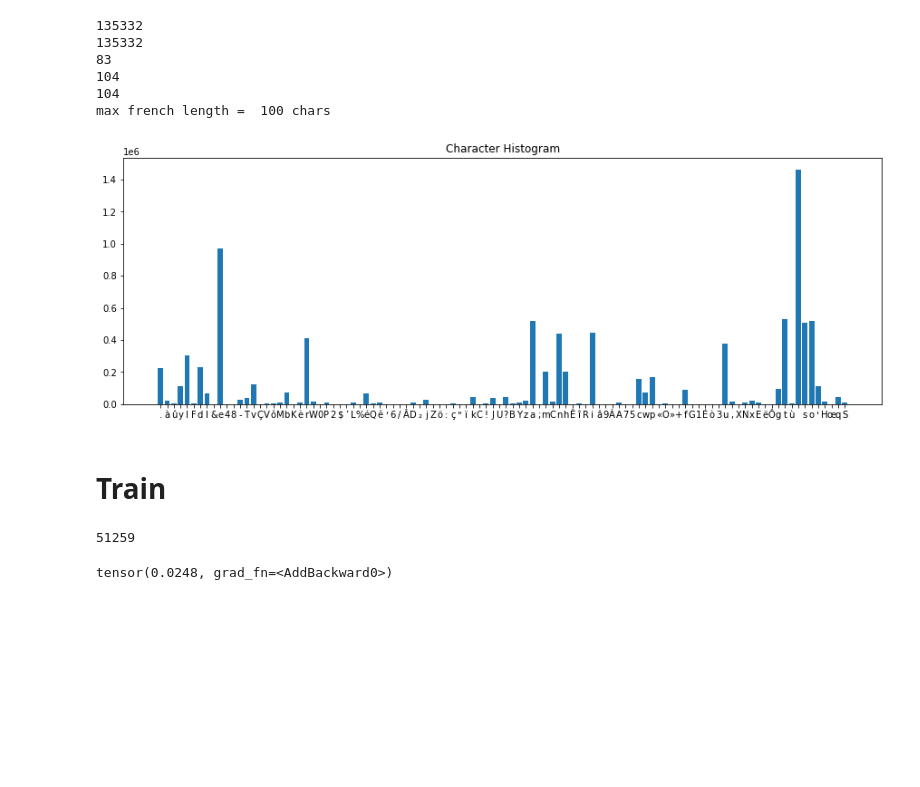
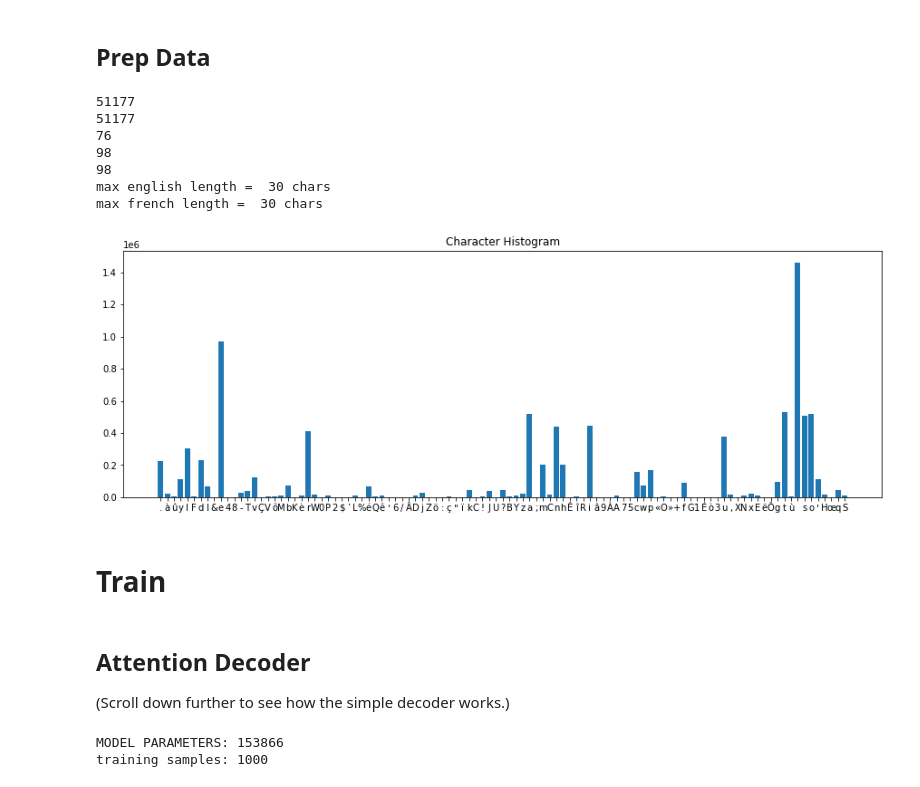
Before and after one commit to hans-elliott99/python-ml, a Jupyter notebook: tutorials/pytorch/GRU_eng-fra-transl.ipynb, the cells around one changed output. Drawn from its saved outputs; the diff is of its cells as text; code cells hidden in the pictures; blank space fills up the shorter version.

Commit message:
Finish encoder decoder proj

```diff
--- a/tutorials/pytorch/GRU_eng-fra-transl.ipynb
+++ b/tutorials/pytorch/GRU_eng-fra-transl.ipynb
@@ -224 +406,3 @@ def forward(x, y=None, hidden=None, truncate=None):
+# %% [markdown]
+## Prep Data
 # %%
@@ -320,73 +503,79 @@ with open("./data/rnn_tut_data/eng-fra.txt", encoding="utf-8") as file:
 # %%
+MAX_CHARS = 30
+START_CHR = '>'
+STOP_CHR = '<'
+
+english, french = import_data(max_english_chars=MAX_CHARS, max_french_chars=MAX_CHARS)
+
 print(len(english))
 print(len(french))
 
 eng_chars = set(''.join(english))
 fra_chars = set(''.join(french))
 all_chars = set(''.join(english + french))
+
 print(len(eng_chars))
 print(len(fra_chars))
 print(len(all_chars))
 
+stoi = {s:i+2 for i, s in enumerate(all_chars)} ##create dictionary mapping from char to int
+stoi[START_CHR] = 1
+stoi[STOP_CHR] = 0
+itos = {i:s for s, i in stoi.items()}
+
+
+print("max english length = ", len(max(english, key=len)), "chars")
 print("max french length = ", len(max(french, key=len)), "chars")
 # %% [output]
-135332
-135332
-83
-104
-104
-max french length =  100 chars
+51177
+51177
+76
+98
+98
+max english length =  30 chars
+max french length =  30 chars
 # %%
-stoi = {s:i+1 for i, s in enumerate(all_chars)} ##create dictionary mapping from char to int
-stoi['*'] = 0 #special char
-itos = {i:s for s, i in stoi.items()}
-
-
 corpus = ''.join(english+french)
 count_letters = dict()
 
 for c in all_chars:
     count_letters[c] = corpus.count(c)
 
 plt.figure(figsize=(15,5))
 plt.bar(range(len(count_letters)), list(count_letters.values()), align='center')
 plt.xticks(range(len(count_letters)), list(count_letters.keys()))
 plt.title("Character Histogram")
 plt.show()
 # %% [output]
-[figure, old version]
+[figure, new version]
 # %% [markdown]
 # Train
+# %% [markdown]
+## Attention Decoder
+(Scroll down further to see how the simple decoder works.)
 # %%
-samples = 300
-xs, ys = words_to_data(english[:samples], french[:samples], stoi, special_char="*")
+N_SAMPLES = 1000 #len(english)
+Xs, Ys = words_to_data(english[:N_SAMPLES], french[:N_SAMPLES], stoi, stop_char=STOP_CHR)
 
+
+# MODEL
 n_letters = len(stoi)
-hidden_size = 64
+hidden_size = 128
 emb_dim = 33
 
-model = TranslGRU(input_size=n_letters,
+model = TranslGRU(vocab_size=n_letters,
                   enc_embed_dim=emb_dim,
                   dec_embed_dim=emb_dim,
-                  enc_hidden_size=hidden_size,
-                  dec_hidden_size=hidden_size,
-                  output_size=n_letters)
+                  dec_type="attention",
+                  hidden_size=hidden_size,
+                  max_length=MAX_CHARS,
+                  stoi_mapping=stoi,
+                  start_chr=START_CHR, stop_chr=STOP_CHR
+                  )
 model.init_weights(lam=0.01)
 
-print(model.n_parameters)
+print("MODEL PARAMETERS:", model.n_parameters)
+print("training samples:", len(Xs))
 # %% [output]
-51259
+MODEL PARAMETERS: 153866
+training samples: 1000
-# %%
-for _ in range(1000):
-    s_ix = 200 #random.randint(0, len(x)-1)
-
-    x_i, y_i = xs[s_ix], ys[s_ix]
-    # x_ohe = torch.nn.functional.one_hot(x_i, n_letters)
-    # x_ohe = torch.unsqueeze(x_ohe, dim=1) #insert 'batch' dim
-
-    logits, loss = model.forward(x_i, y_i)
-
-    model.backprop_update(lr=0.1)
-print(loss)
-# %% [output]
-tensor(0.0248, grad_fn=<AddBackward0>)
```
Also changed, not shown: parts of 25 cells of this notebook, 1 other file.
